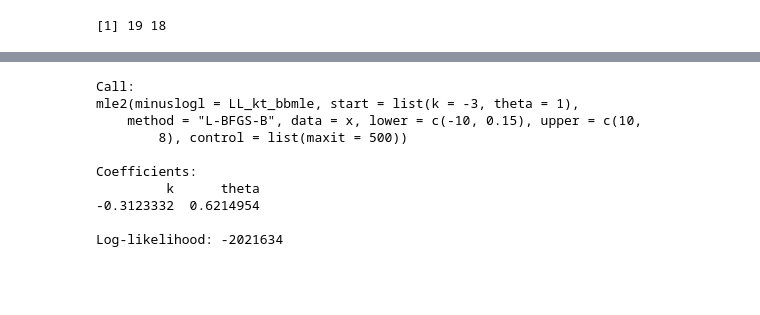
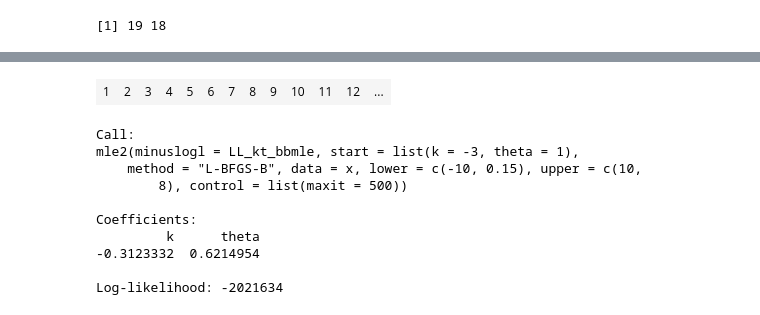
Before and after one commit to pinskylab/CamotesROMS, a Jupyter notebook: notebooks/optimize_ROMS_sampling.ipynb, the cells around one changed output, grey strips where cells are left out. Cells and saved outputs as stored; diff of their text form; code cells hidden in the pictures; blank space fills up the shorter version.

```diff
--- a/notebooks/optimize_ROMS_sampling.ipynb
+++ b/notebooks/optimize_ROMS_sampling.ipynb
@@ -248,6 +329,16 @@ FullBiophysMat
 | 59 | 139 | 942 | 1303 | 28 | 203 | 474 | 61 | ... |
 | 1994 | 2150 | 2227 | 76 | 0 | 15 | 337 | 2385 | ... |
 | 18877 | 21764 | 24086 | 21110 | 4055 | 53871 | 33600 | 18610 | ... |
+# %%
+PropSamp2012_4 <- SurveyData[year==2014][order(site)][, .(prop_anem_samp)]
+write.csv(PropSamp2012_4, "~/parentage/kernel_fitting/1340_loci/input/prop_samp12-14.csv", row.names=FALSE)
+
+SampledReefs2012_4 <- t(SiteIndex[site %in% SurveyData[year %in% c(2012, 2013, 2014), site], index])
+write.csv(SampledReefs2012_4, "~/parentage/kernel_fitting/1340_loci/input/site_index12-14.csv", row.names=FALSE)
+# %%
+SampledReefs2012_4
+# %% [output]
+| 1 | 2 | 3 | 4 | 5 | 6 | 7 | 8 | 9 | 10 | 11 | 12 | ... |
 # %%
 x <- list(Distances=Distances, Assignments=FullBiophysMat, Sampled_reefs=t(SiteIndex[site %in% SurveyData[, site], index]), #if CAI is it's own site- site %in% AllYearsRec[, dest]
                   Reef_sizes=reef_sizes, Adult_sample_proportions=matrix(nrow=ncol(FullBiophysMat), ncol=1, 1)) #put inputs into a list because that's the bbmle format
```
Also changed, not shown: parts of 7 cells of this notebook, 2 other files.
